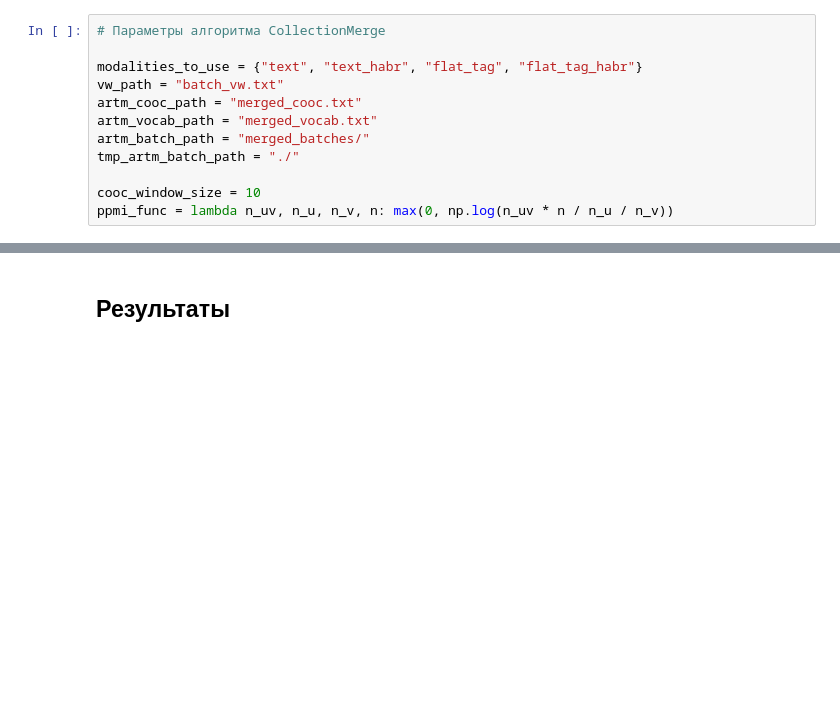
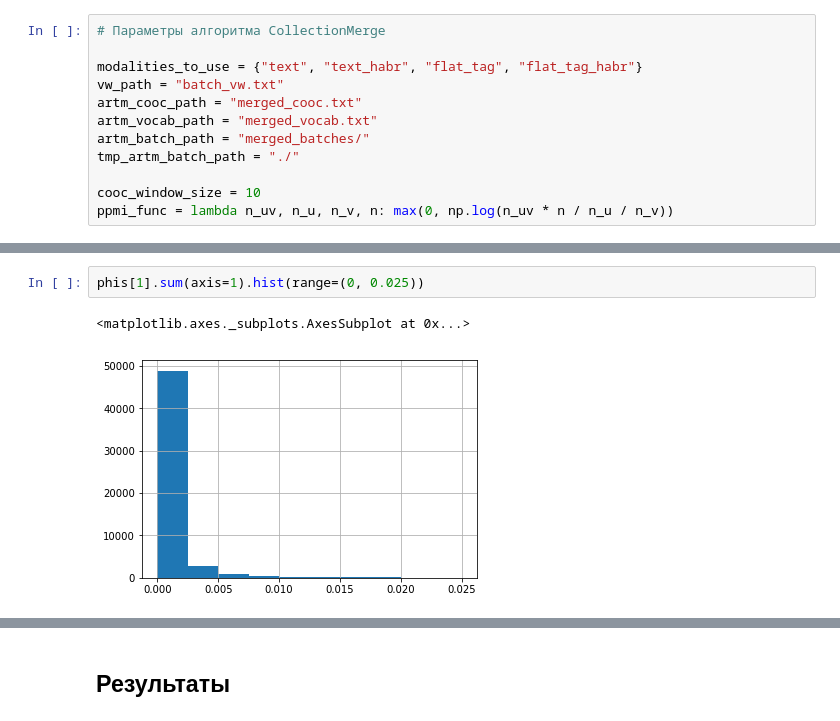
Before and after one commit to AVBelyy/Rysearch, a Jupyter notebook: experiments/CollectionMerge_Lite.ipynb, the cells around one changed output, grey strips where cells are left out. Saved outputs shown, nothing was run; the diff lists cells and outputs as text; blank space fills up the shorter version.

```diff
--- a/experiments/CollectionMerge_Lite.ipynb
+++ b/experiments/CollectionMerge_Lite.ipynb
@@ -235,0 +244,5 @@ Wall time: 31min 34s
+# %%
+phis[1].sum(axis=1).hist(range=(0, 0.025))
+# %% [output]
+<matplotlib.axes._subplots.AxesSubplot at 0x...>
+[figure, added]
```
Also changed, not shown: parts of 13 cells of this notebook, 8 other files.
